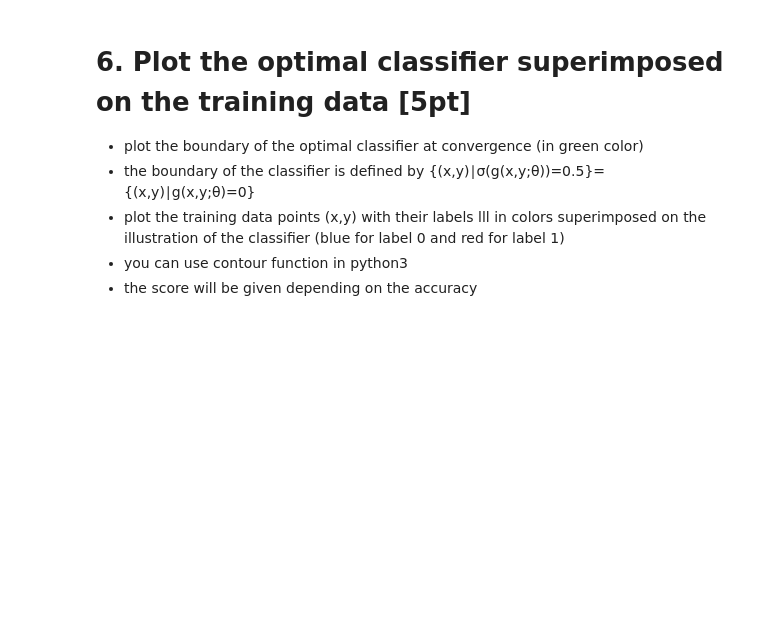
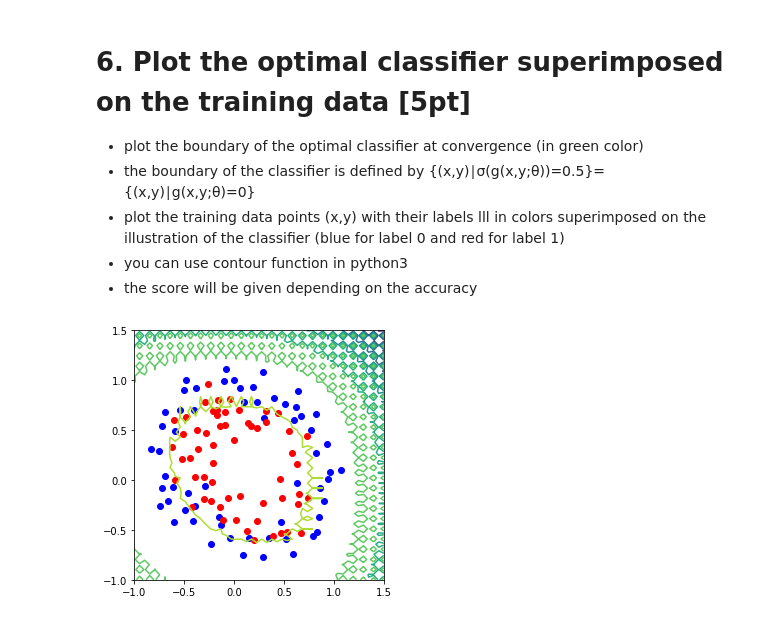
Before and after one commit to dlguswn3659/class-MachineLearning, a Jupyter notebook: assignment06.ipynb, the cells around one changed output. Drawn from its saved outputs; the diff is of its cells as text; code cells hidden in the pictures; blank space fills up the shorter version.

```diff
--- a/assignment06.ipynb
+++ b/assignment06.ipynb
@@ -285,0 +305,8 @@ _=ax.plot(range(n_iter),cost_history,'b.')
+# %%
+def sigmoid(z):
+  """ 큰 양의 값에 대해서는 결과값이 1에 가깝고, 큰 음수의 값에 대해서는 0에 가깝다. simoid(0) = 0.5 """
+  g = 1 / (1 + np.exp(-z))
+
+  return g
+
+print('sigmoid(10) = %s, sigmoid(-10) = %s, sigmoid(0) = %s' % (sigmoid(10), sigmoid(-10), sigmoid(0)))
@@ -291,3 +547,35 @@ _=ax.plot(range(n_iter),cost_history,'b.')
 - plot the training data points (x,y) with their labels lll in colors superimposed on the illustration of the classifier (blue for label 0 and red for label 1)
 - you can use contour function in python3
 - the score will be given depending on the accuracy
+# %%
+def plotDecisionBoundary(theta, X, y):
+
+  if np.size(X, 1) <= 3:
+    plot_x = np.array([np.min(X[:, 1]) - 2, np.max(X[:, 1] + 2)])
+    plot_y = (-1 / theta[2]) * (theta[1] * plot_x + theta[0])
+    plot(plot_x, plot_y)
+    plt.legend(('Admitted', 'Not admitted'), loc='upper right')
+
+  else:
+
+    u = linspace(-1, 1.5, 50)
+    v = linspace(-1, 1.5, 50)
+    z = np.zeros((np.size(u), np.size(v)))
+
+    for i in np.arange(np.size(u)):
+      for j in np.arange(np.size(v)):
+        z[i, j] = np.sum(mapFeature(u[i], v[j]) * theta)
+
+        z = z.T
+
+    plt.figure()
+    plt.scatter(pointX0, pointY0, c='b')
+    plt.scatter(pointX1, pointY1, c='r')
+    plt.tight_layout()
+    plt.gca().set_aspect('equal', adjustable='box')
+    plt.contour(u, v, z)
+# %%
+# 경계선을 그린다.
+plotDecisionBoundary(theta, X_reg, y)
+# %% [output]
+[figure, added]
```
Also changed, not shown: parts of 13 cells of this notebook.
